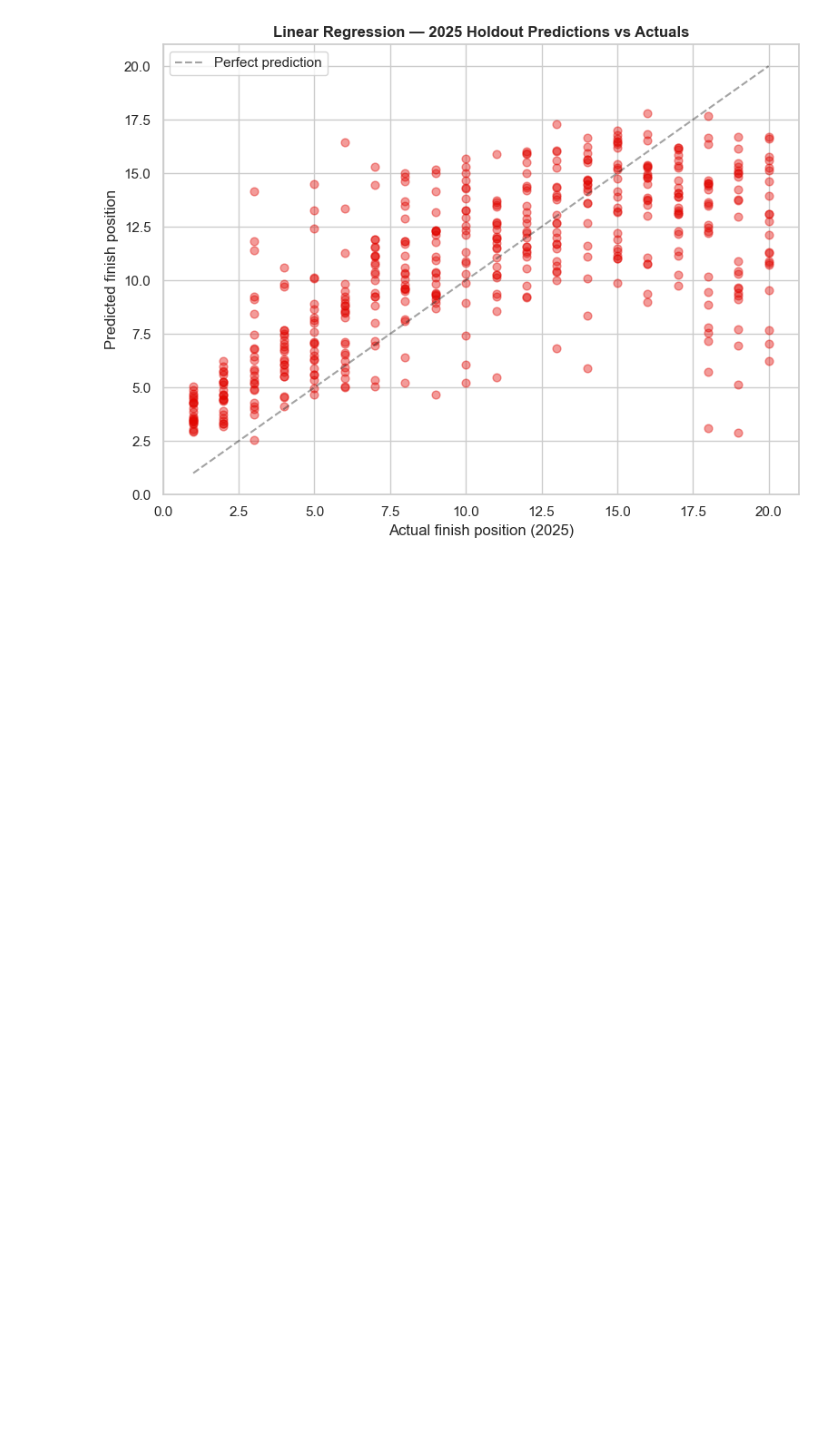
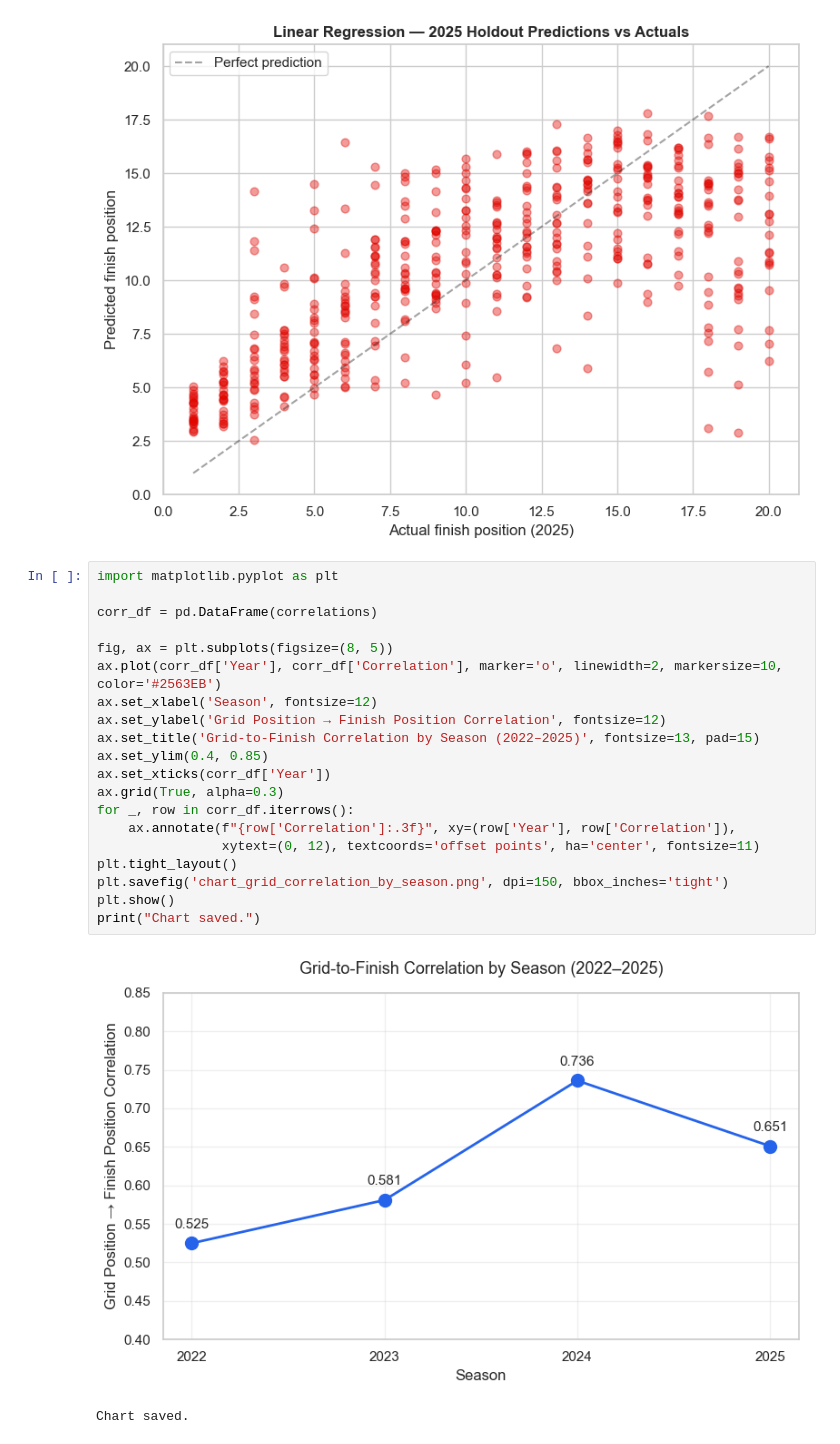
Before and after one commit to Om-Ravindra-Patil/F1-Race-Predictor, a Jupyter notebook: notebooks/05_validation_2025.ipynb, the cells around one changed output. Drawn from its saved outputs; the diff is of its cells as text; blank space fills up the shorter version.

```diff
--- a/notebooks/05_validation_2025.ipynb
+++ b/notebooks/05_validation_2025.ipynb
@@ -268,3 +268,26 @@ plt.savefig(PROJECT_ROOT / "notebooks" / "chart_2025_predictions.png", dpi=120,
 plt.show()
 # %% [output]
 [figure]
+# %%
+import matplotlib.pyplot as plt
+
+corr_df = pd.DataFrame(correlations)
+
+fig, ax = plt.subplots(figsize=(8, 5))
+ax.plot(corr_df['Year'], corr_df['Correlation'], marker='o', linewidth=2, markersize=10, color='#2563EB')
+ax.set_xlabel('Season', fontsize=12)
+ax.set_ylabel('Grid Position → Finish Position Correlation', fontsize=12)
+ax.set_title('Grid-to-Finish Correlation by Season (2022–2025)', fontsize=13, pad=15)
+ax.set_ylim(0.4, 0.85)
+ax.set_xticks(corr_df['Year'])
+ax.grid(True, alpha=0.3)
+for _, row in corr_df.iterrows():
+    ax.annotate(f"{row['Correlation']:.3f}", xy=(row['Year'], row['Correlation']),
+                xytext=(0, 12), textcoords='offset points', ha='center', fontsize=11)
+plt.tight_layout()
+plt.savefig('chart_grid_correlation_by_season.png', dpi=150, bbox_inches='tight')
+plt.show()
+print("Chart saved.")
+# %% [output]
+[figure, added]
+Chart saved.
```
Also changed, not shown: 3 other files.
